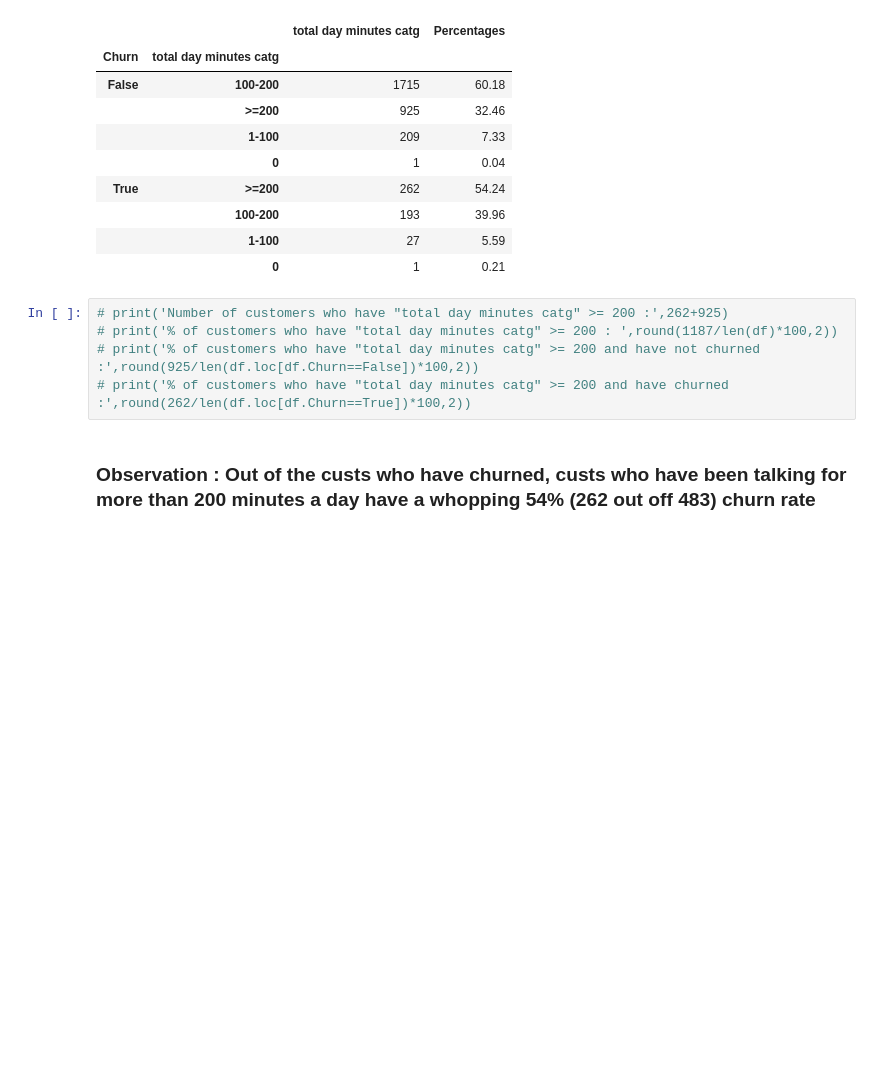
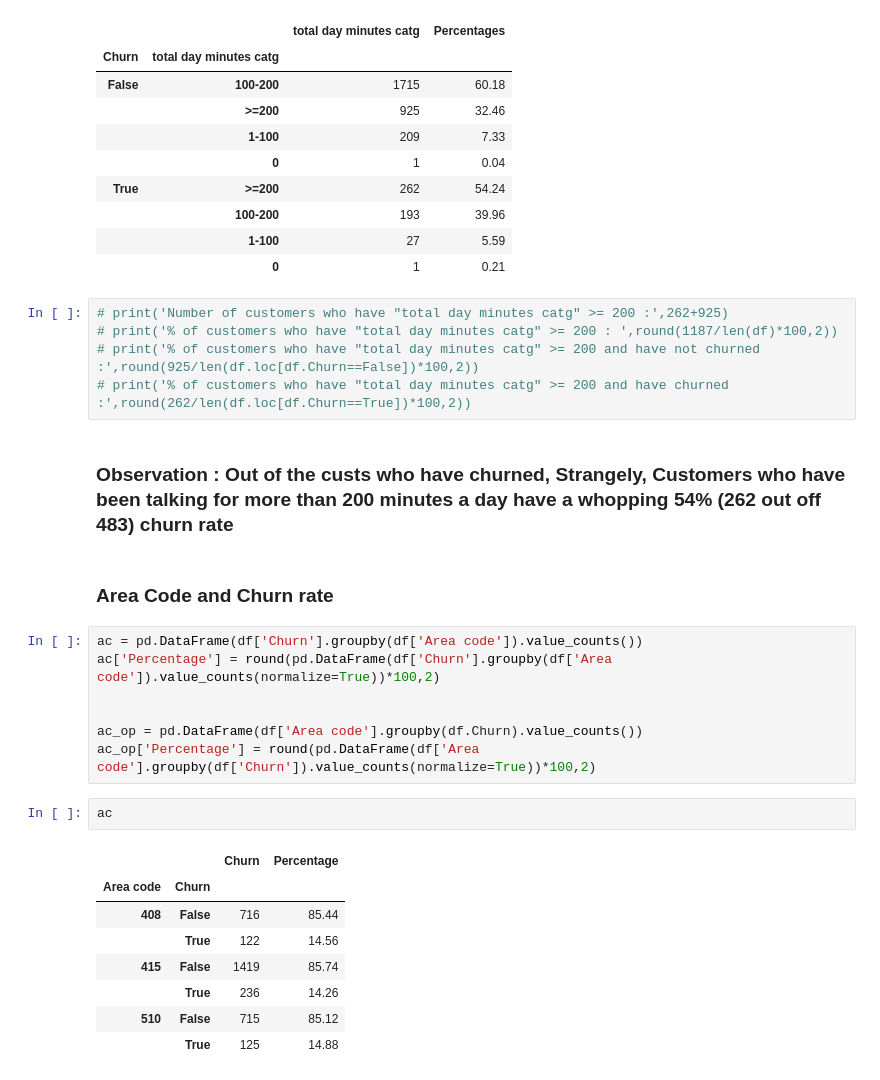
Before and after one commit to SharanKalyan/Customer_Churn_Analysis, a Jupyter notebook: Churn Prediction.ipynb, the cells around one changed output. Cells and saved outputs as stored; diff of their text form; blank space fills up the shorter version.

```diff
--- a/Churn Prediction.ipynb
+++ b/Churn Prediction.ipynb
@@ -415,4 +441,24 @@ tdm_op
 # print('% of customers who have "total day minutes catg" >= 200 and have not churned :',round(925/len(df.loc[df.Churn==False])*100,2))
 # print('% of customers who have "total day minutes catg" >= 200 and have churned :',round(262/len(df.loc[df.Churn==True])*100,2))
 # %% [markdown]
-### Observation  : Out of the custs who have churned, custs who have been talking for more than 200 minutes a day have a whopping 54% (262 out off 483) churn rate
+### Observation  : Out of the custs who have churned, Strangely, Customers who have been talking for more than 200 minutes a day have a whopping 54% (262 out off 483) churn rate
+# %% [markdown]
+### Area Code and Churn rate
+# %%
+ac = pd.DataFrame(df['Churn'].groupby(df['Area code']).value_counts())
+ac['Percentage'] = round(pd.DataFrame(df['Churn'].groupby(df['Area code']).value_counts(normalize=True))*100,2)
+
+
+ac_op = pd.DataFrame(df['Area code'].groupby(df.Churn).value_counts())
+ac_op['Percentage'] = round(pd.DataFrame(df['Area code'].groupby(df['Churn']).value_counts(normalize=True))*100,2)
+# %%
+ac
+# %% [output]
+|  |  | Churn | Percentage |
+| Area code | Churn |  |  |
+| 408 | False | 716 | 85.44 |
+|  | True | 122 | 14.56 |
+| 415 | False | 1419 | 85.74 |
+|  | True | 236 | 14.26 |
+| 510 | False | 715 | 85.12 |
+|  | True | 125 | 14.88 |
```
Also changed, not shown: parts of 20 cells of this notebook.
